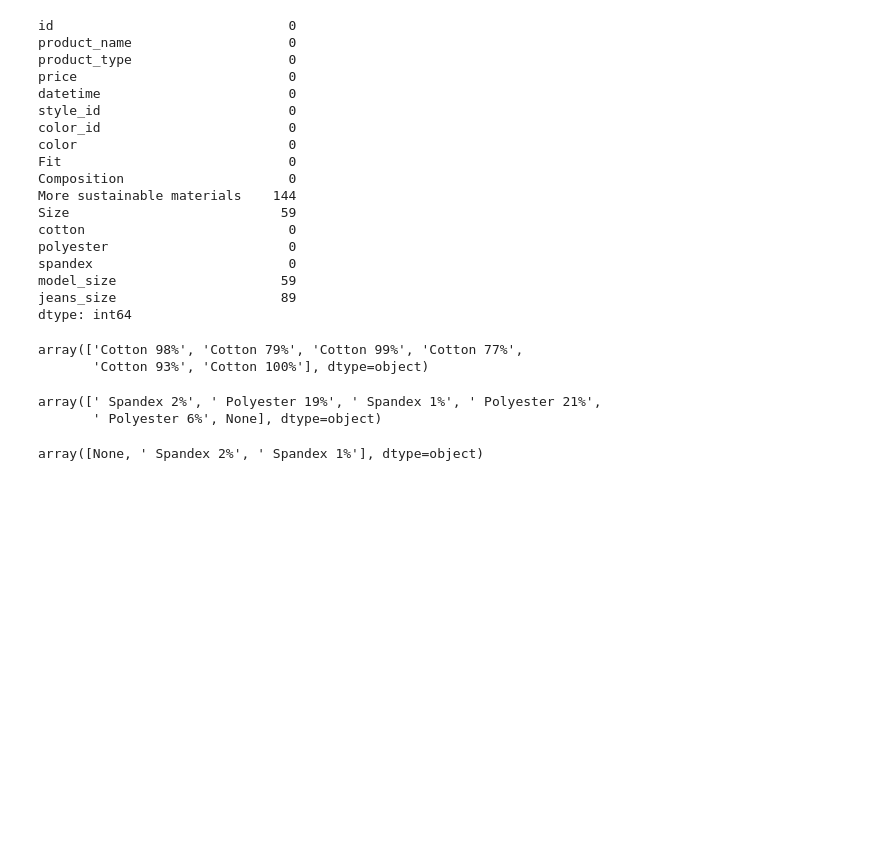
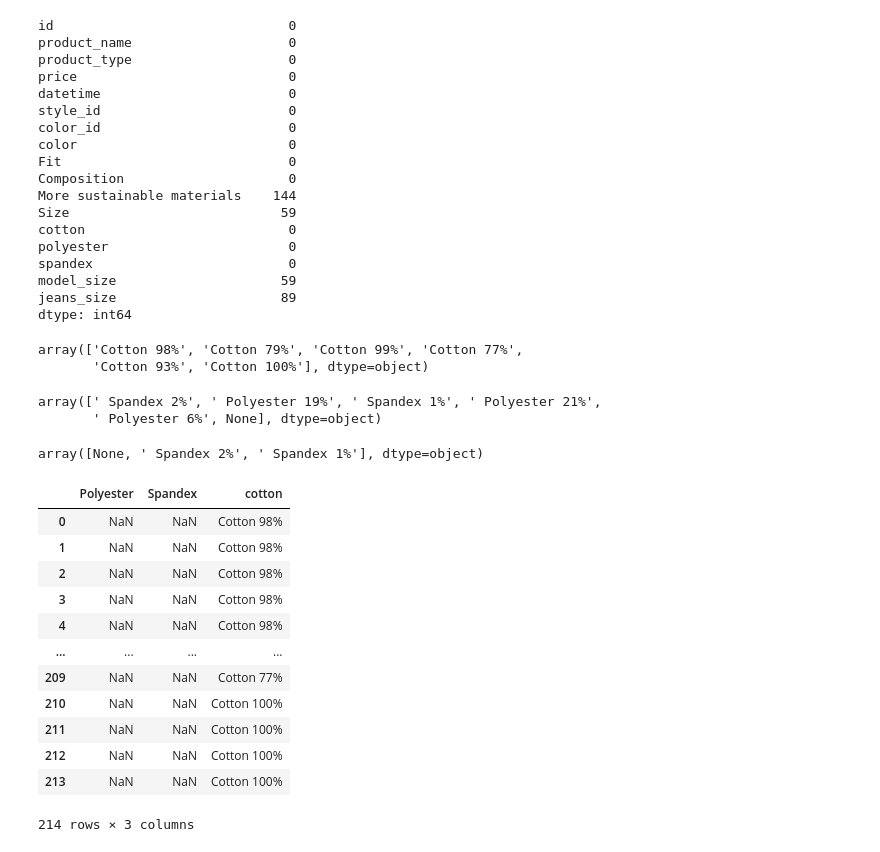
Before and after one commit to lucasquemelli/Star_Jeans, a Jupyter notebook: webscraping/webscraping.ipynb, the cells around one changed output. Saved outputs shown, nothing was run; the diff lists cells and outputs as text; code cells hidden in the pictures; blank space fills up the shorter version.

```diff
--- a/webscraping/webscraping.ipynb
+++ b/webscraping/webscraping.ipynb
@@ -663,17 +663,33 @@ spandex                         0
 model_size                     59
 jeans_size                     89
 dtype: int64
-# %%
-df1[0].unique()
-# %% [output]
-array(['Cotton 98%', 'Cotton 79%', 'Cotton 99%', 'Cotton 77%',
-       'Cotton 93%', 'Cotton 100%'], dtype=object)
-# %%
-df1[1].unique()
-# %% [output]
-array([' Spandex 2%', ' Polyester 19%', ' Spandex 1%', ' Polyester 21%',
-       ' Polyester 6%', None], dtype=object)
-# %%
-df1[2].unique()
-# %% [output]
-array([None, ' Spandex 2%', ' Spandex 1%'], dtype=object)
+# %%
+df1[0].unique()
+# %% [output]
+array(['Cotton 98%', 'Cotton 79%', 'Cotton 99%', 'Cotton 77%',
+       'Cotton 93%', 'Cotton 100%'], dtype=object)
+# %%
+df1[1].unique()
+# %% [output]
+array([' Spandex 2%', ' Polyester 19%', ' Spandex 1%', ' Polyester 21%',
+       ' Polyester 6%', None], dtype=object)
+# %%
+df1[2].unique()
+# %% [output]
+array([None, ' Spandex 2%', ' Spandex 1%'], dtype=object)
+# %%
+df_ref
+# %% [output]
+|  | Polyester | Spandex | cotton |
+| 0 | NaN | NaN | Cotton 98% |
+| 1 | NaN | NaN | Cotton 98% |
+| 2 | NaN | NaN | Cotton 98% |
+| 3 | NaN | NaN | Cotton 98% |
+| 4 | NaN | NaN | Cotton 98% |
+| ... | ... | ... | ... |
+| 209 | NaN | NaN | Cotton 77% |
+| 210 | NaN | NaN | Cotton 100% |
+| 211 | NaN | NaN | Cotton 100% |
+| 212 | NaN | NaN | Cotton 100% |
+| 213 | NaN | NaN | Cotton 100% |
+214 rows × 3 columns
```
Also changed, not shown: parts of 2 cells of this notebook, 1 other file.
